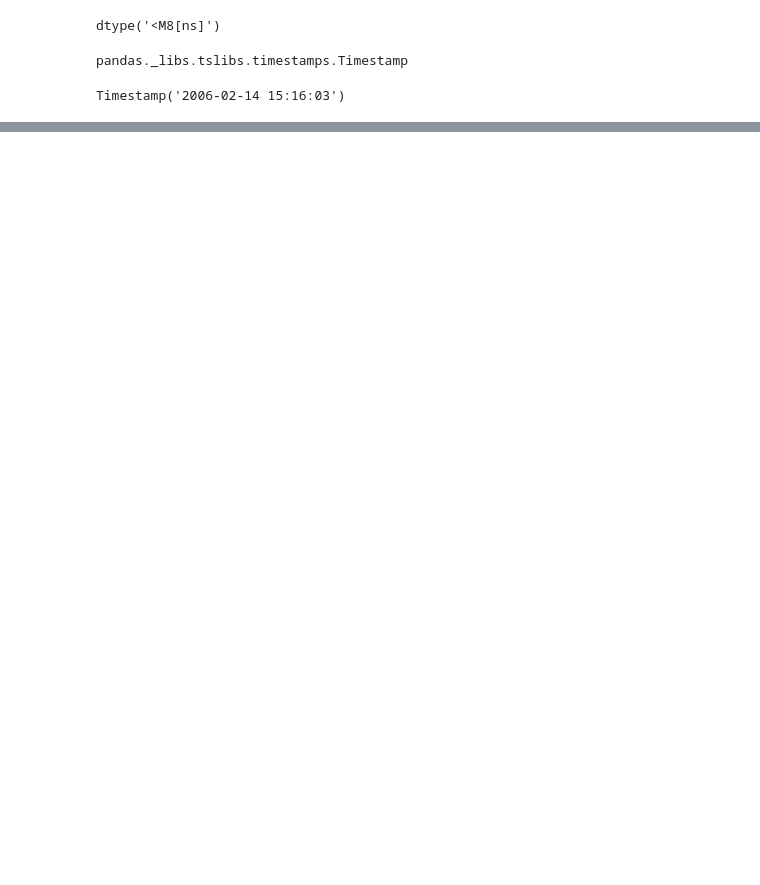
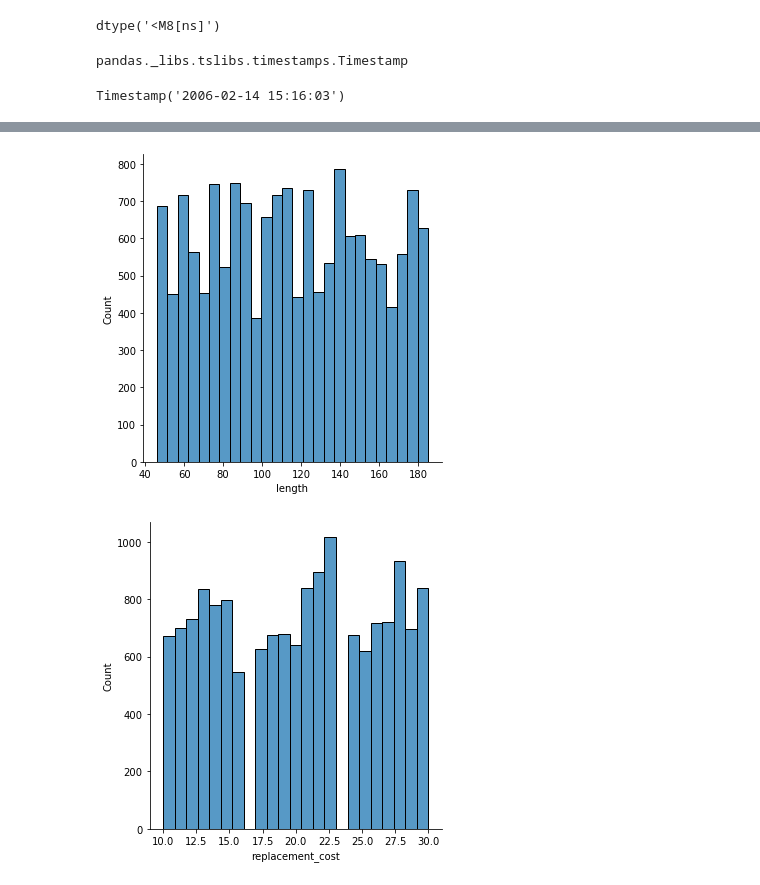
Before and after one commit to sabinagio/lab-predictions-logistic-regression, a Jupyter notebook: lab-predictions-logistic.ipynb, the cells around one changed output, grey strips where cells are left out. Drawn from its saved outputs; the diff is of its cells as text; code cells hidden in the pictures; blank space fills up the shorter version.

```diff
--- a/lab-predictions-logistic.ipynb
+++ b/lab-predictions-logistic.ipynb
@@ -170,0 +285,12 @@ data.tail()
+# %%
+# Select the numerical data
+num = data.select_dtypes(np.number)
+
+# Extract the continuous numerical data and plot it
+for column in num.columns:
+    if len(data[column].unique()) > 10:
+        sns.displot(data[column])
+        plt.show()
+# %% [output]
+[figure, added]
+[figure, added]
```
Also changed, not shown: parts of 48 cells of this notebook.
